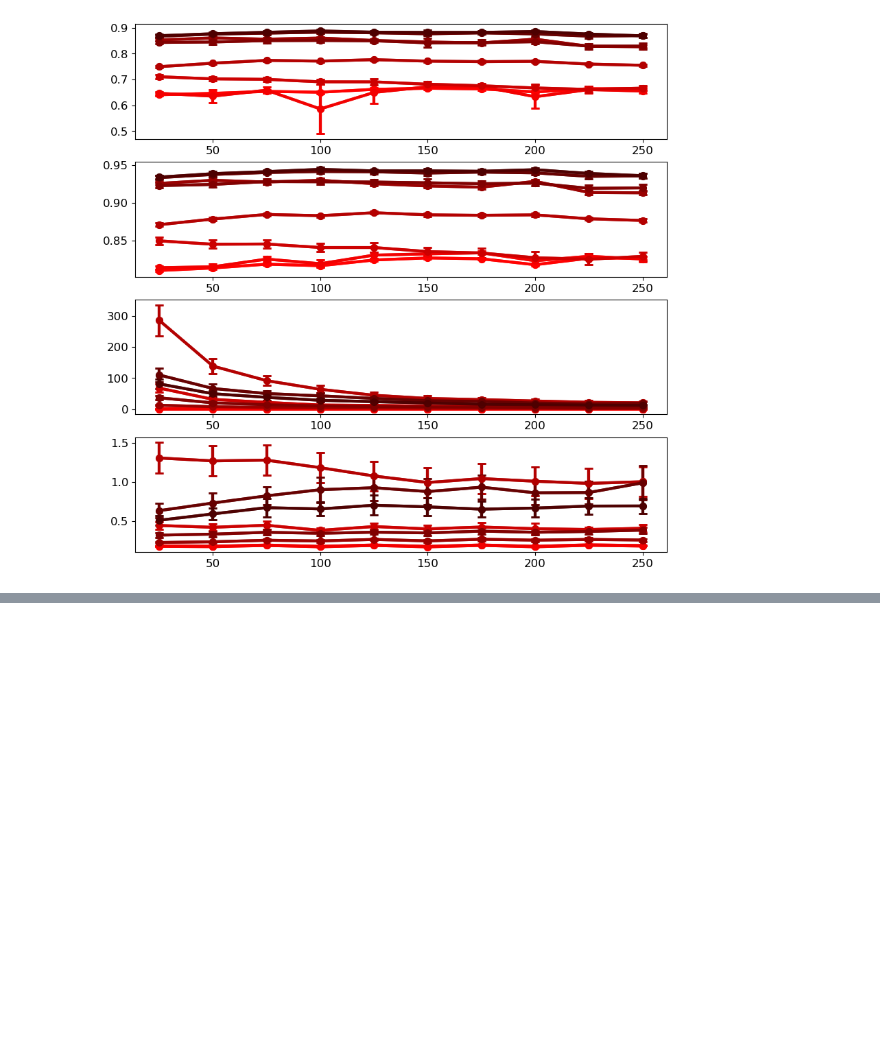
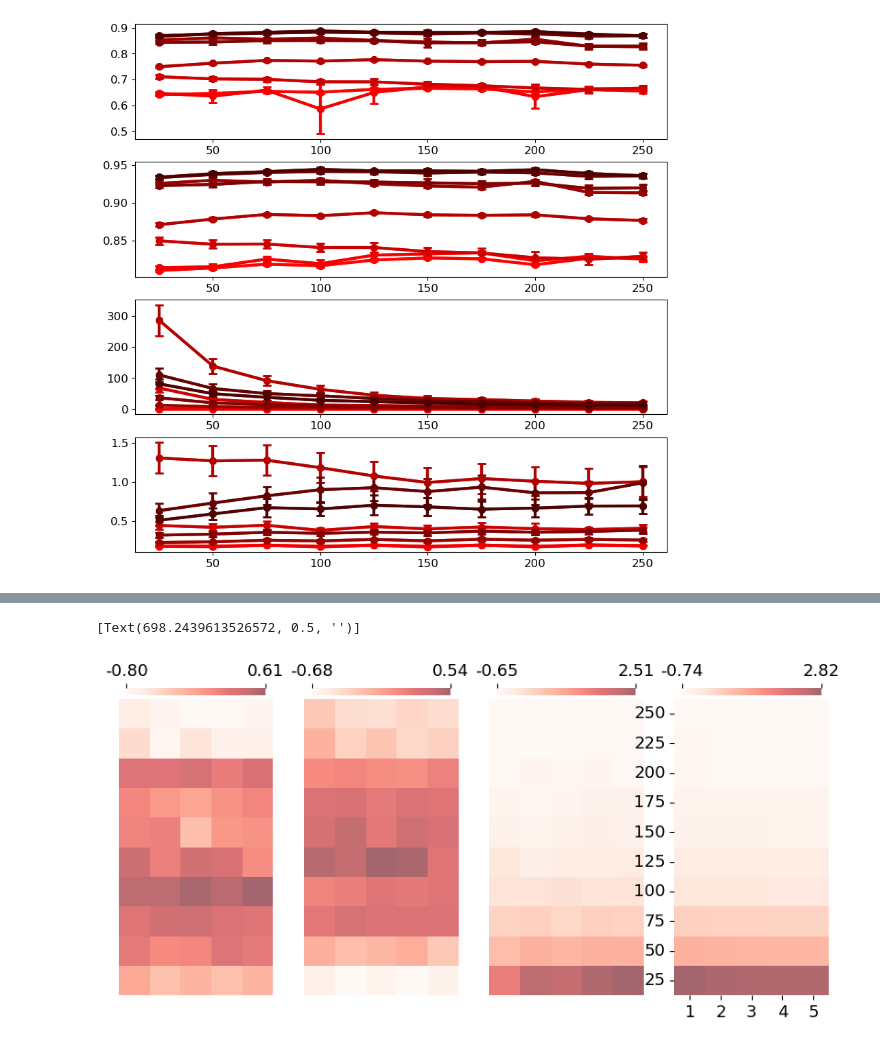
Before and after one commit to mayolabvision/NeuralDecoding, a Jupyter notebook: analyses/Manuscript_Plots.ipynb, the cells around one changed output, grey strips where cells are left out. Cells and saved outputs as stored; diff of their text form; code cells hidden in the pictures; blank space fills up the shorter version.

Commit message:
manuscript plot updates

```diff
--- a/analyses/Manuscript_Plots.ipynb
+++ b/analyses/Manuscript_Plots.ipynb
@@ -1147,0 +1061,71 @@ See the caveats in the documentation: https://pandas.pydata.org/pandas-docs/stab
+# %%
+fig, ax = plt.subplots(1,4, figsize=(10,5))
+
+# Define a function to normalize a column to the range [0, 1]
+def normalize_column(column):
+    min_val = column.min()
+    max_val = column.max()
+    #return (column - min_val) / (max_val - min_val)
+    #return (column)/(max_val)
+    return zscore(column)
+
+# R2
+DF = df.loc[(df['output']=='position') & (df['model'] > 4)]
+DF['R2_mn_normalized'] = DF.groupby('model')['R2_mn'].transform(normalize_column)
+
+dff = DF[['R2_mn_normalized','output_binWidth','downsample_factor']]
+
+df_m = dff.groupby(['output_binWidth','downsample_factor'])["R2_mn_normalized"].mean().reset_index(name="rho")
+result = df_m.pivot(index='output_binWidth', columns='downsample_factor', values='rho')
+
+a = sns.heatmap(ax=ax[0],data=result,cmap="Reds", mask=result.isnull(), alpha=0.6, xticklabels=0,yticklabels=0, cbar_kws={'location':'top','ticks':[np.min(result),np.max(result)],'orientation':'horizontal','pad':0.01,"shrink":0.9,'format': ticker.FuncFormatter(lambda x, pos: f'{x:.2f}')})
+a.invert_yaxis()
+plt.yticks(rotation=0)
+a.set(xlabel=None)
+a.set(ylabel=None)
+
+# RHO
+DF = df.loc[(df['output']=='position')]
+DF['R2_mn_normalized'] = DF.groupby('model')['rho_mn'].transform(normalize_column)
+
+dff = DF[['R2_mn_normalized','output_binWidth','downsample_factor']]
+
+df_m = dff.groupby(['output_binWidth','downsample_factor'])["R2_mn_normalized"].mean().reset_index(name="rho")
+result = df_m.pivot(index='output_binWidth', columns='downsample_factor', values='rho')
+
+a = sns.heatmap(ax=ax[1],data=result,cmap="Reds", mask=result.isnull(), alpha=0.6, xticklabels=0,yticklabels=0, cbar_kws={'location':'top','ticks':[np.min(result),np.max(result)],'orientation':'horizontal','pad':0.01,"shrink":0.9,'format': ticker.FuncFormatter(lambda x, pos: f'{x:.2f}')})
+a.invert_yaxis()
+plt.yticks(rotation=0)
+a.set(xlabel=None)
+a.set(ylabel=None)
+
+# Group by 'model' and normalize 'R2_mn' within each group
+DF = df.loc[(df['output']=='position')]
+DF['train_time_normalized'] = DF.groupby('model')['train_time'].transform(normalize_column)
+
+dff = DF[['train_time_normalized','output_binWidth','downsample_factor']]
+
+df_m = dff.groupby(['output_binWidth','downsample_factor'])["train_time_normalized"].mean().reset_index(name="rho")
+result = df_m.pivot(index='output_binWidth', columns='downsample_factor', values='rho')
+
+a = sns.heatmap(ax=ax[2],data=result,cmap="Reds", mask=result.isnull(), alpha=0.6, xticklabels=0,yticklabels=0, cbar_kws={'location':'top','ticks':[np.min(result),np.max(result)],'orientation':'horizontal','pad':0.01,"shrink":0.9,'format': ticker.FuncFormatter(lambda x, pos: f'{x:.2f}')})
+a.invert_yaxis()
+plt.yticks(rotation=0)
+a.set(xlabel=None)
+a.set(ylabel=None)
+
+# Group by 'model' and normalize 'R2_mn' within each group
+DF = df.loc[(df['output']=='position')]
+DF['train_time_normalized'] = DF.groupby('model')['preProcess_time'].transform(normalize_column)
+
+dff = DF[['train_time_normalized','output_binWidth','downsample_factor']]
+
+df_m = dff.groupby(['output_binWidth','downsample_factor'])["train_time_normalized"].mean().reset_index(name="rho")
+result = df_m.pivot(index='output_binWidth', columns='downsample_factor', values='rho')
+
+a = sns.heatmap(ax=ax[3],data=result,cmap="Reds", mask=result.isnull(), alpha=0.6, xticklabels=1,yticklabels=1, cbar_kws={'location':'top','ticks':[np.min(result),np.max(result)],'orientation':'horizontal','pad':0.01,"shrink":0.9,'format': ticker.FuncFormatter(lambda x, pos: f'{x:.2f}')})
+a.invert_yaxis()
+plt.yticks(rotation=0)
+a.set(xlabel=None)
+a.set(ylabel=None)
+# %% [output]
@@ -1148,3 +1152,5 @@ See the caveats in the documentation: https://pandas.pydata.org/pandas-docs/stab
+[Text(698.2439613526572, 0.5, '')]
+[figure, added]
 # %%
 plt.rcParams.update({'font.size': 12})
 fig, ax = plt.subplots(1,1,figsize=(5,4))
```
Also changed, not shown: parts of 11 cells of this notebook.
